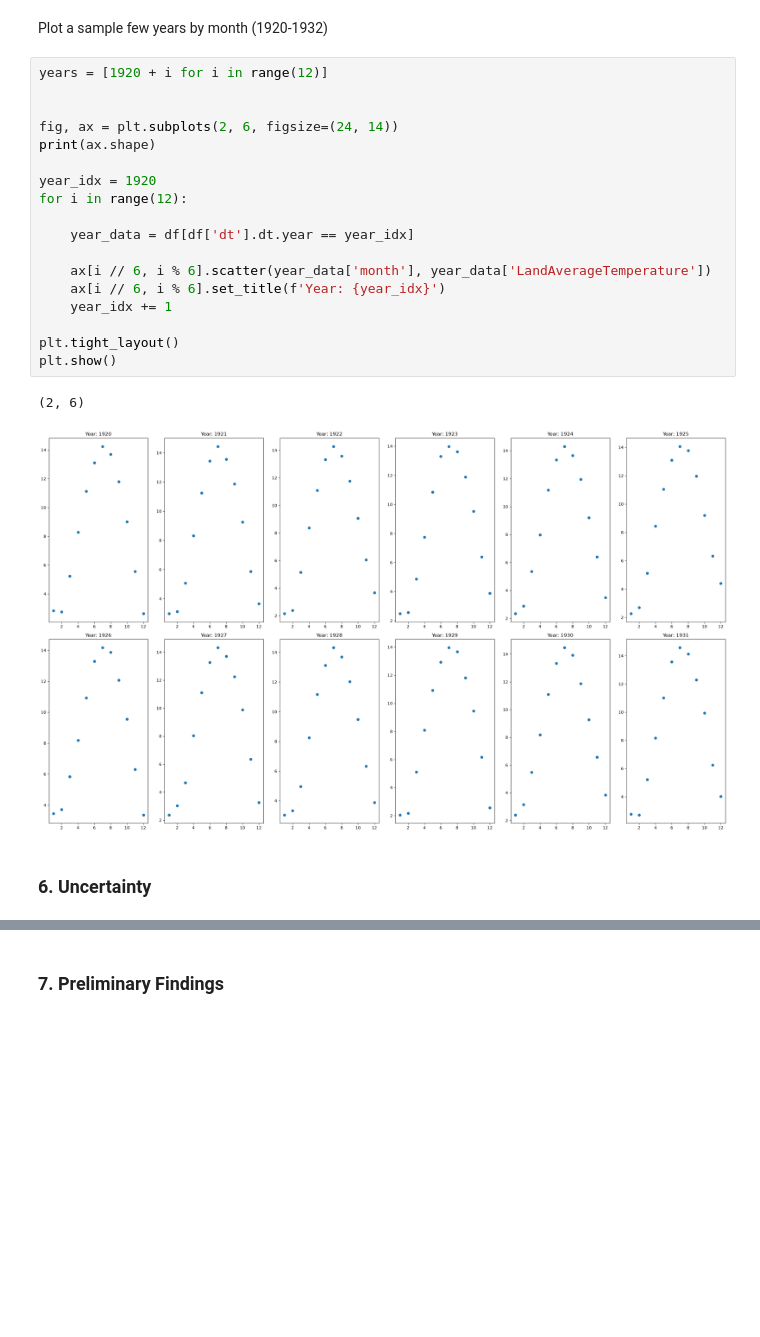
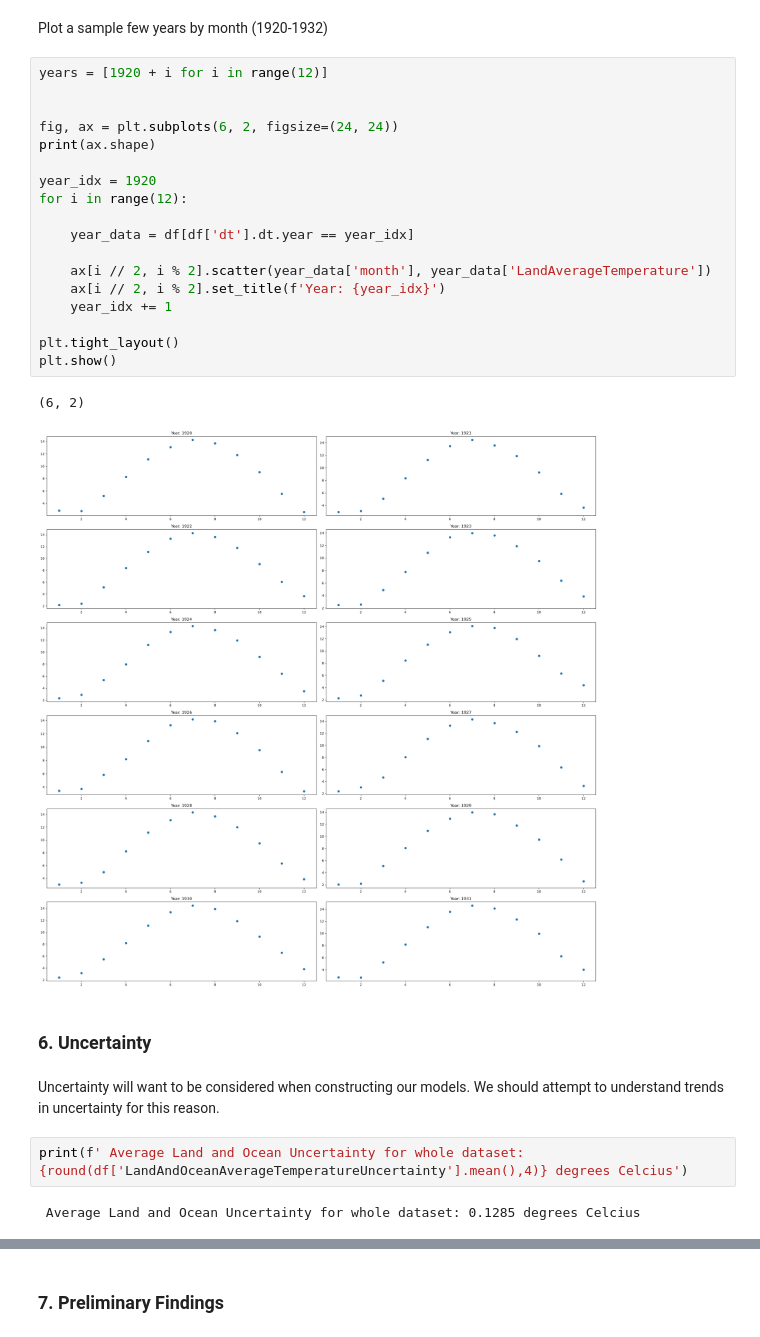
Before and after one commit to chirthprojects/climate-time-series-forecasting, a Jupyter notebook: notebooks/01_eda_GlobalTemperatures.ipynb, the cells around one changed output, grey strips where cells are left out. Saved outputs shown, nothing was run; the diff lists cells and outputs as text; blank space fills up the shorter version.

Commit message:
feat- section 6. Uncertainty of EDA notebook

```diff
--- a/notebooks/01_eda_GlobalTemperatures.ipynb
+++ b/notebooks/01_eda_GlobalTemperatures.ipynb
@@ -172,23 +189,29 @@ Plot a sample few years by month (1920-1932)
 # %%
 years = [1920 + i for i in range(12)]
 
 
-fig, ax = plt.subplots(2, 6, figsize=(24, 14))
+fig, ax = plt.subplots(6, 2, figsize=(24, 24))
 print(ax.shape)
 
 year_idx = 1920
 for i in range(12):
 
     year_data = df[df['dt'].dt.year == year_idx]
 
-    ax[i // 6, i % 6].scatter(year_data['month'], year_data['LandAverageTemperature'])
-    ax[i // 6, i % 6].set_title(f'Year: {year_idx}')
+    ax[i // 2, i % 2].scatter(year_data['month'], year_data['LandAverageTemperature'])
+    ax[i // 2, i % 2].set_title(f'Year: {year_idx}')
     year_idx += 1
 
 plt.tight_layout()
 plt.show()
 # %% [output]
-(2, 6)
+(6, 2)
-[figure, old version]
+[figure, new version]
 # %% [markdown]
 ### 6. Uncertainty
+# %% [markdown]
+Uncertainty will want to be considered when constructing our models. We should attempt to understand trends in uncertainty for this reason.
+# %%
+print(f' Average Land and Ocean Uncertainty for whole dataset: {round(df['LandAndOceanAverageTemperatureUncertainty'].mean(),4)} degrees Celcius')
+# %% [output]
+ Average Land and Ocean Uncertainty for whole dataset: 0.1285 degrees Celcius
```
Also changed, not shown: parts of 5 cells of this notebook.
